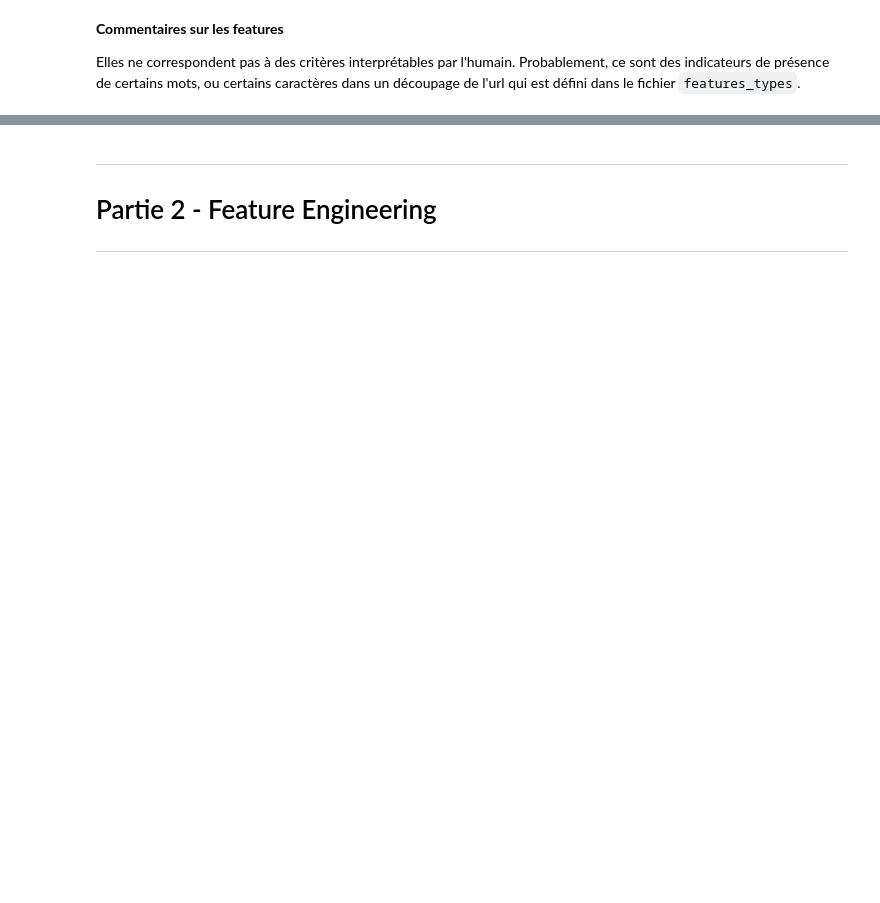
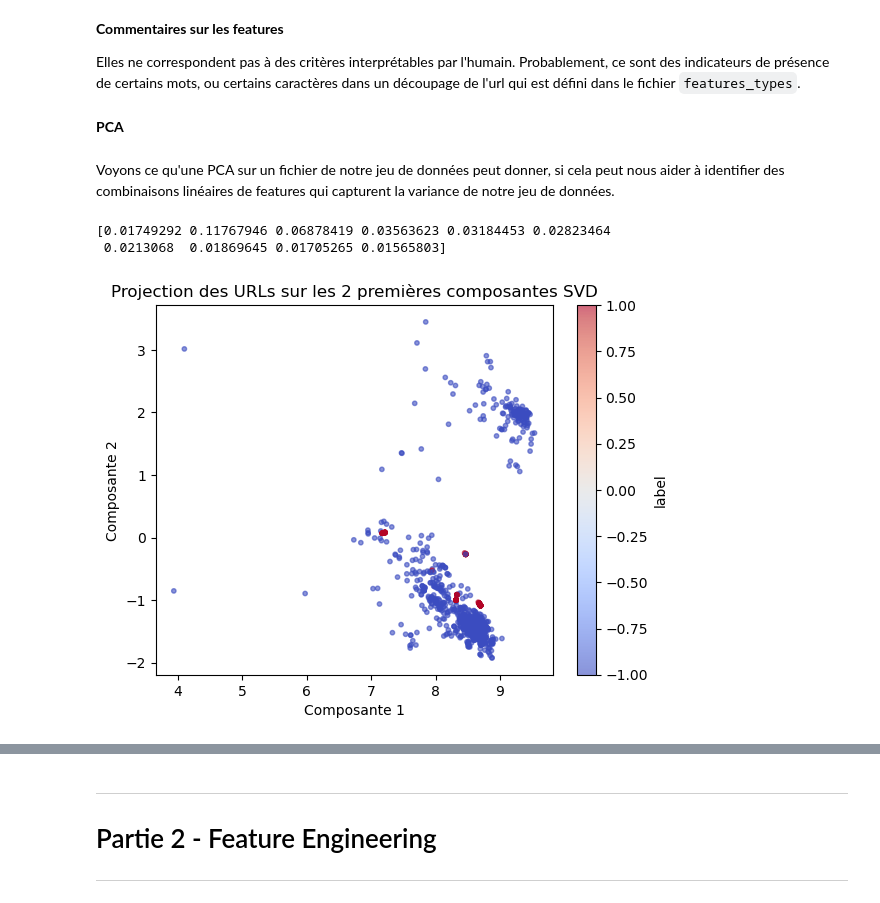
Before and after one commit to adrienmanciet-sys/darkurl-detection, a Jupyter notebook: url_machine_learning.ipynb, the cells around one changed output, grey strips where cells are left out. Cells and saved outputs as stored; diff of their text form; code cells hidden in the pictures; blank space fills up the shorter version.

```diff
--- a/url_machine_learning.ipynb
+++ b/url_machine_learning.ipynb
@@ -80,3 +95,27 @@ scatter_plot(11,4,3)
 **Commentaires sur les features**
 
 Elles ne correspondent pas à des critères interprétables par l'humain. Probablement, ce sont des indicateurs de présence de certains mots, ou certains caractères dans un découpage de l'url qui est défini dans le fichier `features_types`.
+# %% [markdown]
+**PCA**
+# %% [markdown]
+Voyons ce qu'une PCA sur un fichier de notre jeu de données peut donner, si cela peut nous aider à identifier des combinaisons linéaires de features qui capturent la variance de notre jeu de données.
+# %%
+from sklearn.decomposition import TruncatedSVD
+
+X, y = load_svmlight_file('url_svmlight/url_svmlight/Day11.svm')
+
+svd = TruncatedSVD(n_components=10)
+X_svd = svd.fit_transform(X)
+# print(X_svd.shape)
+# %%
+print(svd.explained_variance_ratio_)
+plt.scatter(X_svd[:1000,0], X_svd[:1000,1], c=y[:1000], cmap='coolwarm', s=10, alpha=0.6)
+plt.xlabel('Composante 1')
+plt.ylabel('Composante 2')
+plt.title('Projection des URLs sur les 2 premières composantes SVD')
+plt.colorbar(label='label')
+plt.show()
+# %% [output]
+[0.01749292 0.11767946 0.06878419 0.03563623 0.03184453 0.02823464
+ 0.0213068  0.01869645 0.01705265 0.01565803]
+[figure, added]
```
Also changed, not shown: parts of 31 cells of this notebook.
